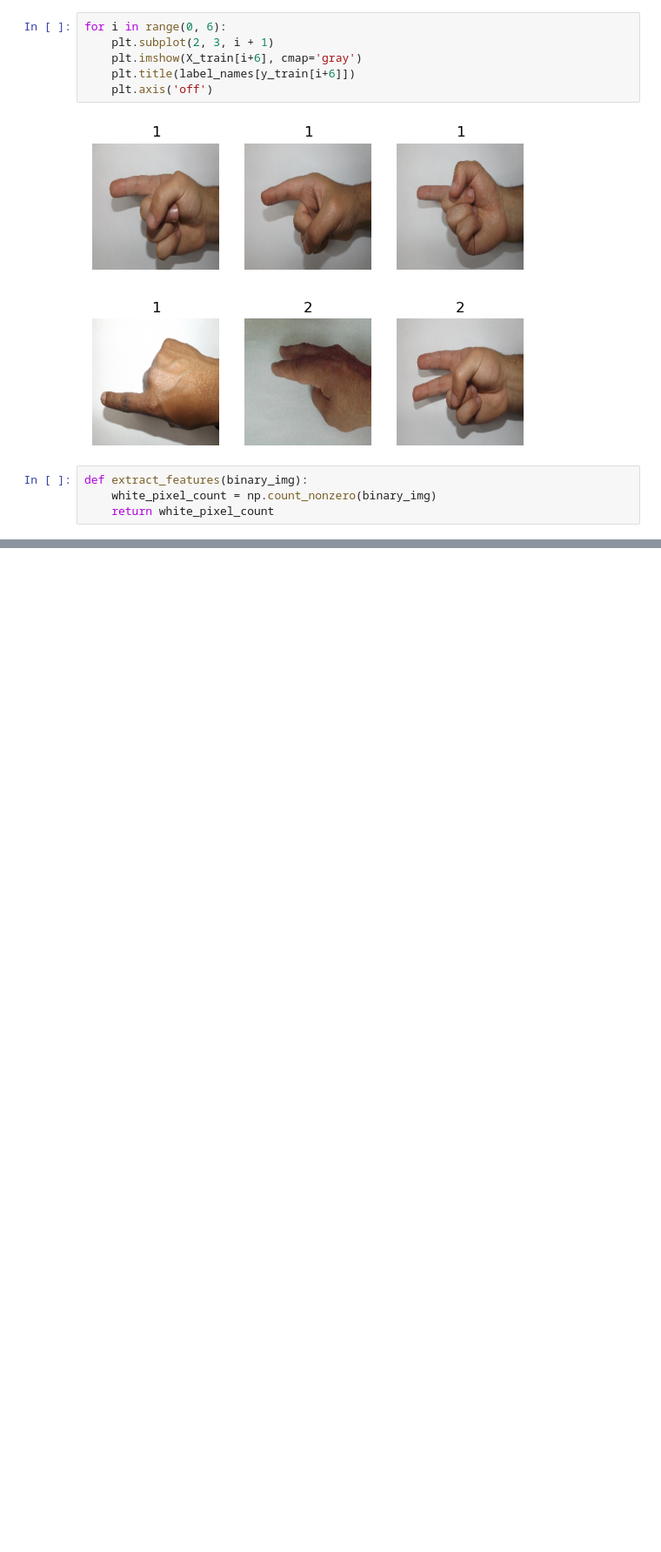
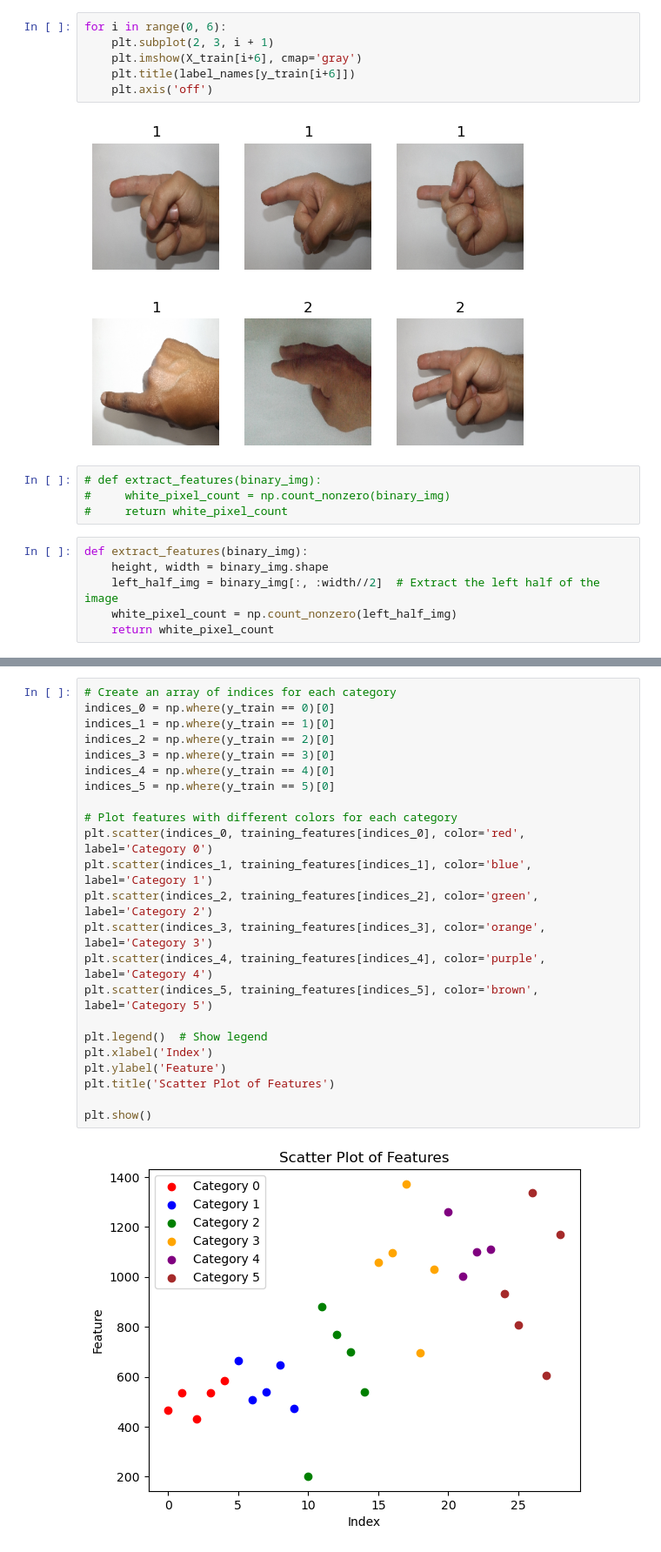
Before and after one commit to Omar-Al-Sharif/Sign-Language-Recognition, a Jupyter notebook: PreProcess.ipynb, the cells around one changed output, grey strips where cells are left out. Shown at 87% size. Drawn from its saved outputs; the diff is of its cells as text; blank space fills up the shorter version.

Commit message:
Count White Pixels in left part only

```diff
--- a/PreProcess.ipynb
+++ b/PreProcess.ipynb
@@ -113,9 +113,15 @@ for i in range(0, 6):
 # %% [output]
 [figure]
 # %%
-def extract_features(binary_img):
-    white_pixel_count = np.count_nonzero(binary_img)
-    return white_pixel_count
+# def extract_features(binary_img):
+#     white_pixel_count = np.count_nonzero(binary_img)
+#     return white_pixel_count
+# %%
+def extract_features(binary_img):
+    height, width = binary_img.shape
+    left_half_img = binary_img[:, :width//2]  # Extract the left half of the image
+    white_pixel_count = np.count_nonzero(left_half_img)
+    return white_pixel_count
 # %%
 training_features=np.zeros((X_train_processed.shape[0],1))
 
@@ -143,0 +150,25 @@ print(training_features)
+# %%
+# Create an array of indices for each category
+indices_0 = np.where(y_train == 0)[0]
+indices_1 = np.where(y_train == 1)[0]
+indices_2 = np.where(y_train == 2)[0]
+indices_3 = np.where(y_train == 3)[0]
+indices_4 = np.where(y_train == 4)[0]
+indices_5 = np.where(y_train == 5)[0]
+
+# Plot features with different colors for each category
+plt.scatter(indices_0, training_features[indices_0], color='red', label='Category 0')
+plt.scatter(indices_1, training_features[indices_1], color='blue', label='Category 1')
+plt.scatter(indices_2, training_features[indices_2], color='green', label='Category 2')
+plt.scatter(indices_3, training_features[indices_3], color='orange', label='Category 3')
+plt.scatter(indices_4, training_features[indices_4], color='purple', label='Category 4')
+plt.scatter(indices_5, training_features[indices_5], color='brown', label='Category 5')
+
+plt.legend()  # Show legend
+plt.xlabel('Index')
+plt.ylabel('Feature')
+plt.title('Scatter Plot of Features')
+
+plt.show()
+# %% [output]
+[figure, added]
```
Also changed, not shown: parts of 1 cell of this notebook.
